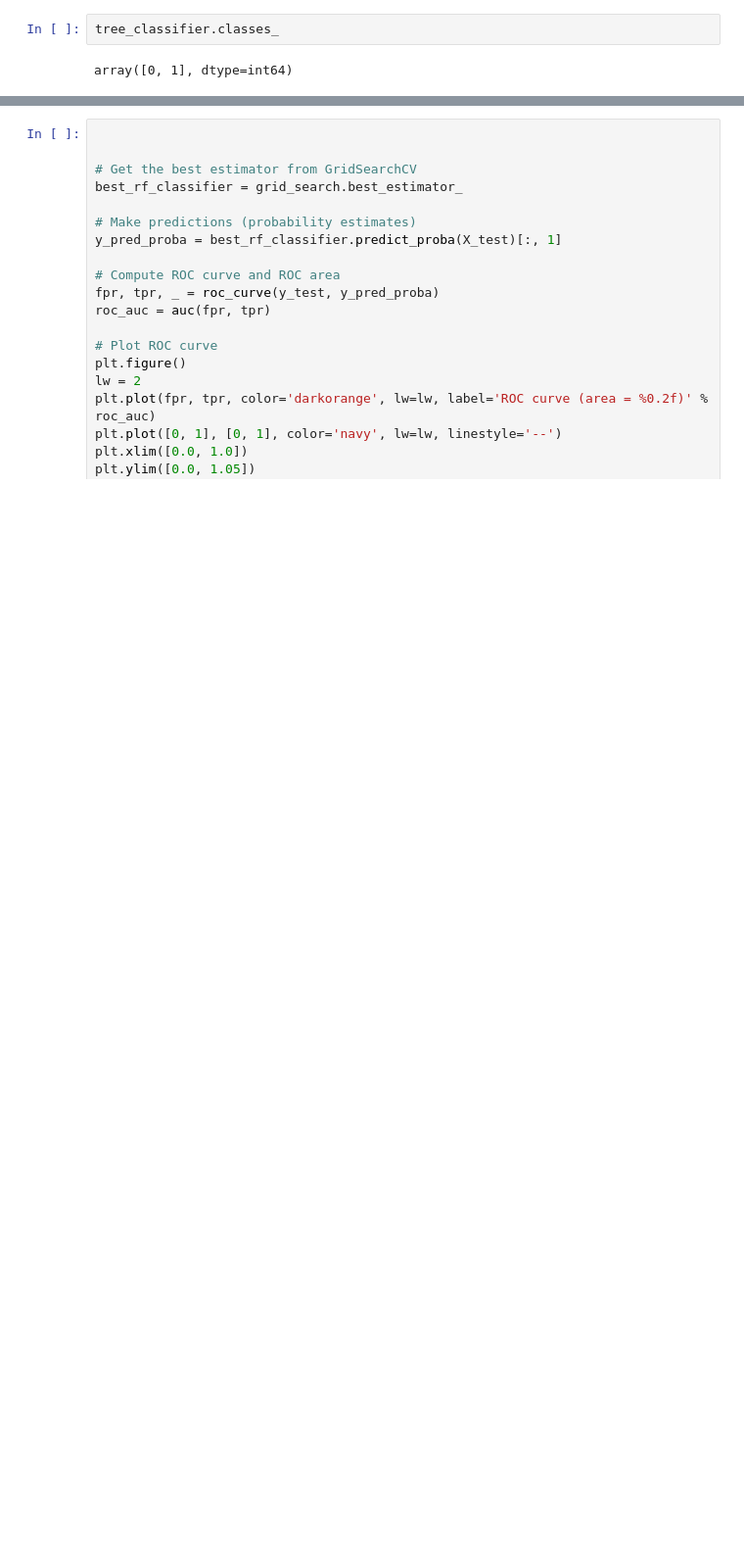
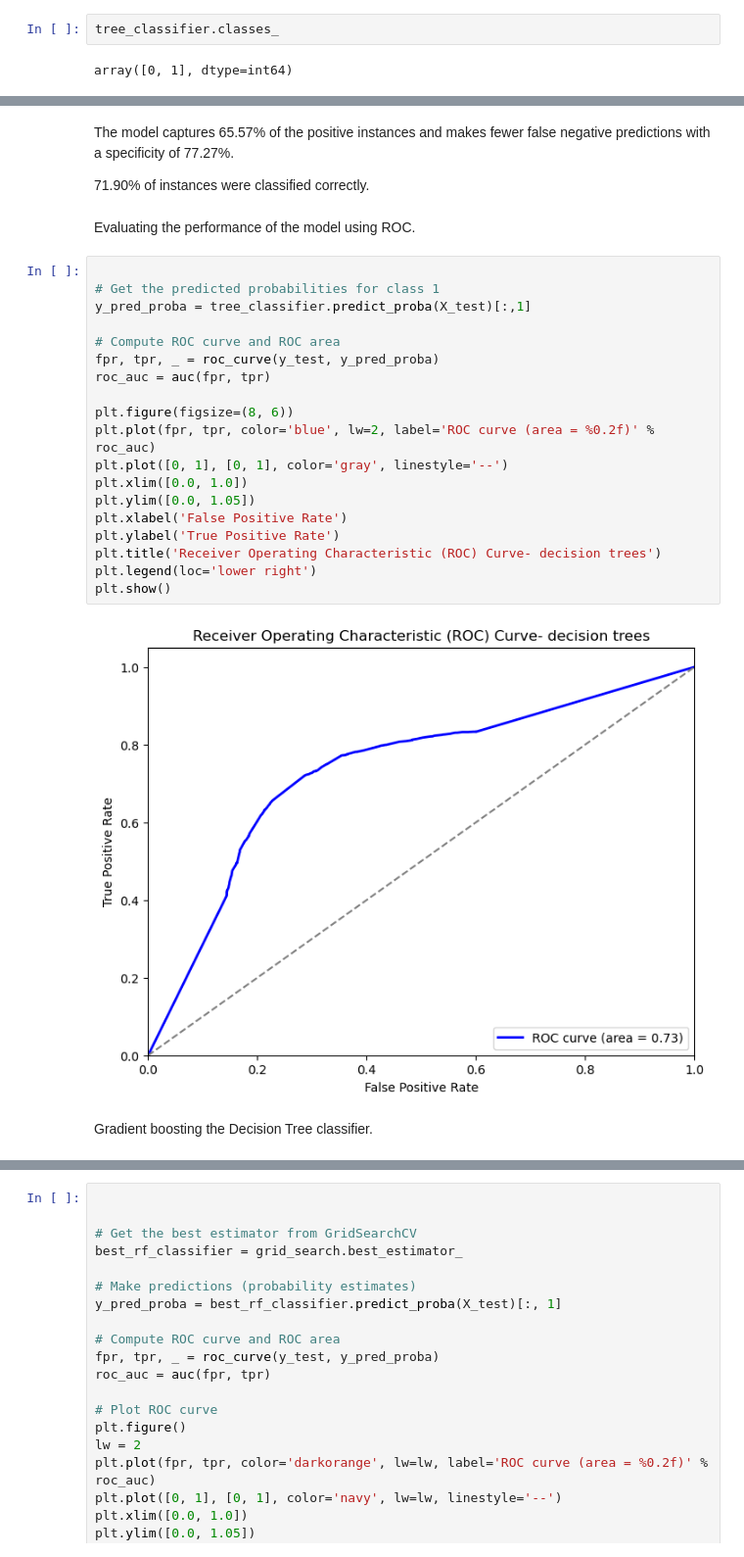
Before and after one commit to MedTechBro/PHASE-3-PROJECT, a Jupyter notebook: JupyterNotebook.ipynb, the cells around one changed output, grey strips where cells are left out. Shown at 98% size. Saved outputs shown, nothing was run; the diff lists cells and outputs as text; blank space fills up the shorter version.

```diff
--- a/JupyterNotebook.ipynb
+++ b/JupyterNotebook.ipynb
@@ -854,0 +531,29 @@ Specificity: 0.7727
+# %% [markdown]
+The model captures 65.57% of the positive instances and makes fewer false negative predictions with a specificity of 77.27%.
+
+71.90% of instances were classified correctly.
+# %% [markdown]
+Evaluating the performance of the model using ROC.
+# %%
+
+# Get the predicted probabilities for class 1
+y_pred_proba = tree_classifier.predict_proba(X_test)[:,1]
+
+# Compute ROC curve and ROC area
+fpr, tpr, _ = roc_curve(y_test, y_pred_proba)
+roc_auc = auc(fpr, tpr)
+
+plt.figure(figsize=(8, 6))
+plt.plot(fpr, tpr, color='blue', lw=2, label='ROC curve (area = %0.2f)' % roc_auc)
+plt.plot([0, 1], [0, 1], color='gray', linestyle='--')
+plt.xlim([0.0, 1.0])
+plt.ylim([0.0, 1.05])
+plt.xlabel('False Positive Rate')
+plt.ylabel('True Positive Rate')
+plt.title('Receiver Operating Characteristic (ROC) Curve- decision trees')
+plt.legend(loc='lower right')
+plt.show()
+# %% [output]
+[figure, added]
+# %% [markdown]
+Gradient boosting the Decision Tree classifier.
```
Also changed, not shown: parts of 76 cells of this notebook.
